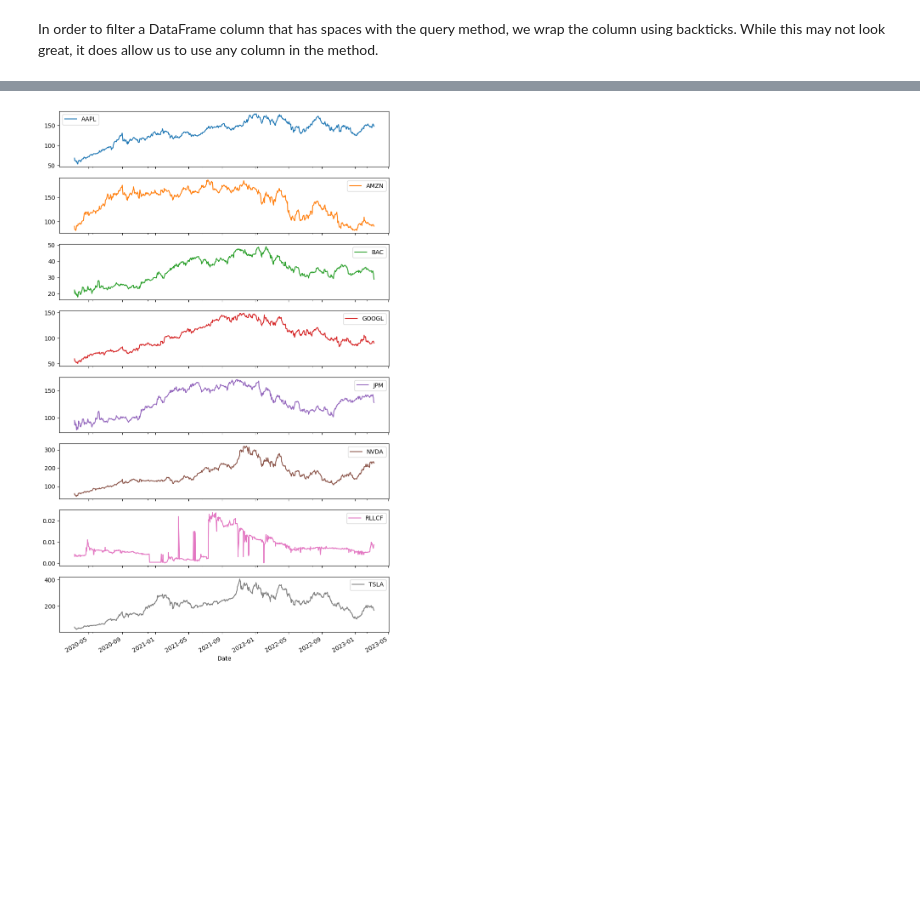
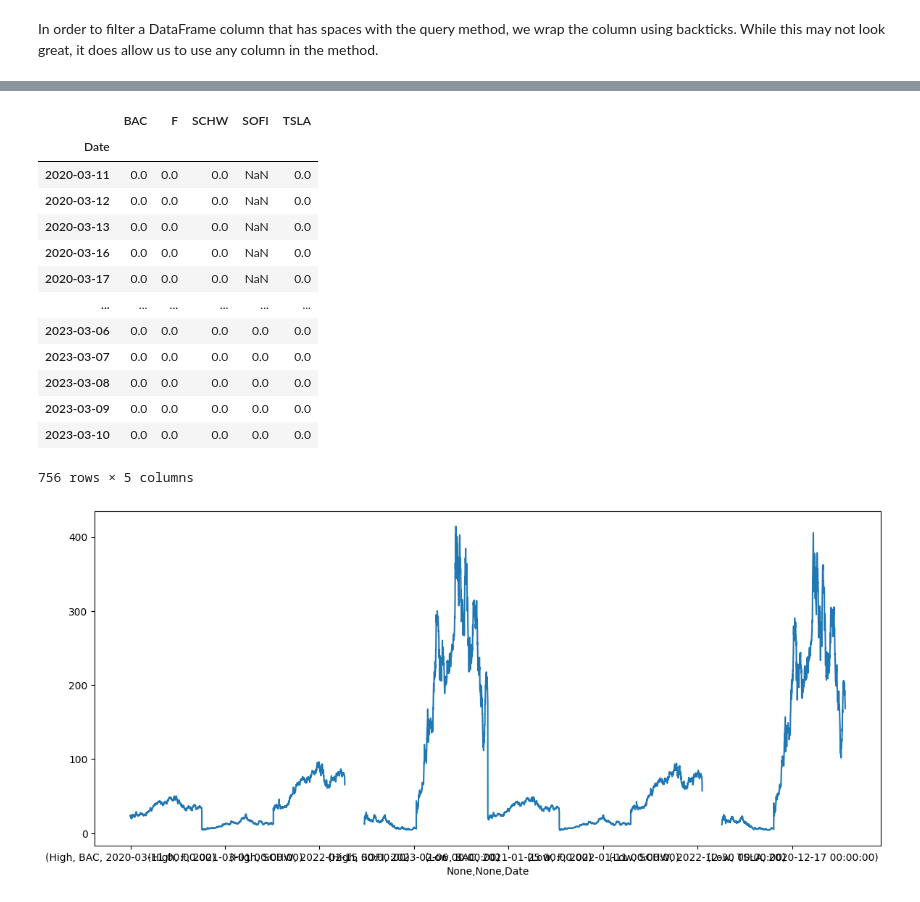
Before and after one commit to pdizdar/stock_price_comparision, a Jupyter notebook: Trending Ticker Analysis.ipynb, the cells around one changed output, grey strips where cells are left out. Cells and saved outputs as stored; diff of their text form; code cells hidden in the pictures; blank space fills up the shorter version.

Commit message:
changed the data to analyze by volume

```diff
--- a/Trending Ticker Analysis.ipynb
+++ b/Trending Ticker Analysis.ipynb
@@ -185,0 +181,3 @@ large_cap
+# %%
+top_5_company = concat.nlargest(5,['Volume'])
+top_5_company
@@ -185,0 +191,3 @@ large_cap
+# %%
+top_5_volume = (top_5_company.Symbol).to_list()
+top_5_volume
@@ -186,5 +196,5 @@ large_cap
 # %%
-ticker = yf.download(large_cap, period='3y',interval='1d', ignore_tz=True)
+ticker = yf.download(top_5_volume, period='3y',interval='1d', ignore_tz=True, progress=False, auto_adjust=False, actions='inline' )
 ticker.info()
 ticker.head()
 #ticker.to_csv('ticker.csv')
@@ -305,4 +291,25 @@ array([<AxesSubplot: xlabel='Date'>, <AxesSubplot: xlabel='Date'>,
+# %%
+
+dividend = ticker.Dividends
+dividend
+# %% [output]
+|  | BAC | F | SCHW | SOFI | TSLA |
+| Date |  |  |  |  |  |
+| 2020-03-11 | 0.0 | 0.0 | 0.0 | NaN | 0.0 |
+| 2020-03-12 | 0.0 | 0.0 | 0.0 | NaN | 0.0 |
+| 2020-03-13 | 0.0 | 0.0 | 0.0 | NaN | 0.0 |
+| 2020-03-16 | 0.0 | 0.0 | 0.0 | NaN | 0.0 |
+| 2020-03-17 | 0.0 | 0.0 | 0.0 | NaN | 0.0 |
+| ... | ... | ... | ... | ... | ... |
+| 2023-03-06 | 0.0 | 0.0 | 0.0 | 0.0 | 0.0 |
+| 2023-03-07 | 0.0 | 0.0 | 0.0 | 0.0 | 0.0 |
+| 2023-03-08 | 0.0 | 0.0 | 0.0 | 0.0 | 0.0 |
+| 2023-03-09 | 0.0 | 0.0 | 0.0 | 0.0 | 0.0 |
+| 2023-03-10 | 0.0 | 0.0 | 0.0 | 0.0 | 0.0 |
+756 rows × 5 columns
 # %%
-lows = ticker.Low.plot(subplots=True, figsize=(10, 18))
+High_Low = ticker.loc[:, ['High', 'Low' ]]
+#High_Low.plot(subplots=True, figsize=(10,10))
+ax = High_Low.unstack(level=0).plot(figsize=(14,6))
 # %% [output]
-[figure, old version]
+[figure, new version]
```
Also changed, not shown: parts of 18 cells of this notebook.
